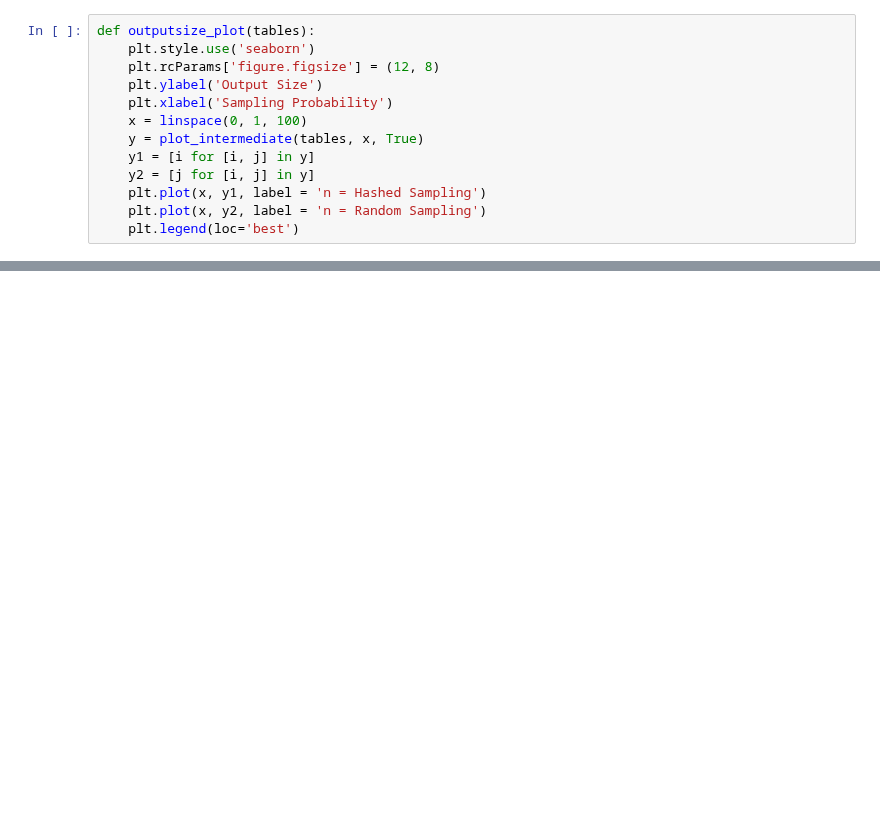
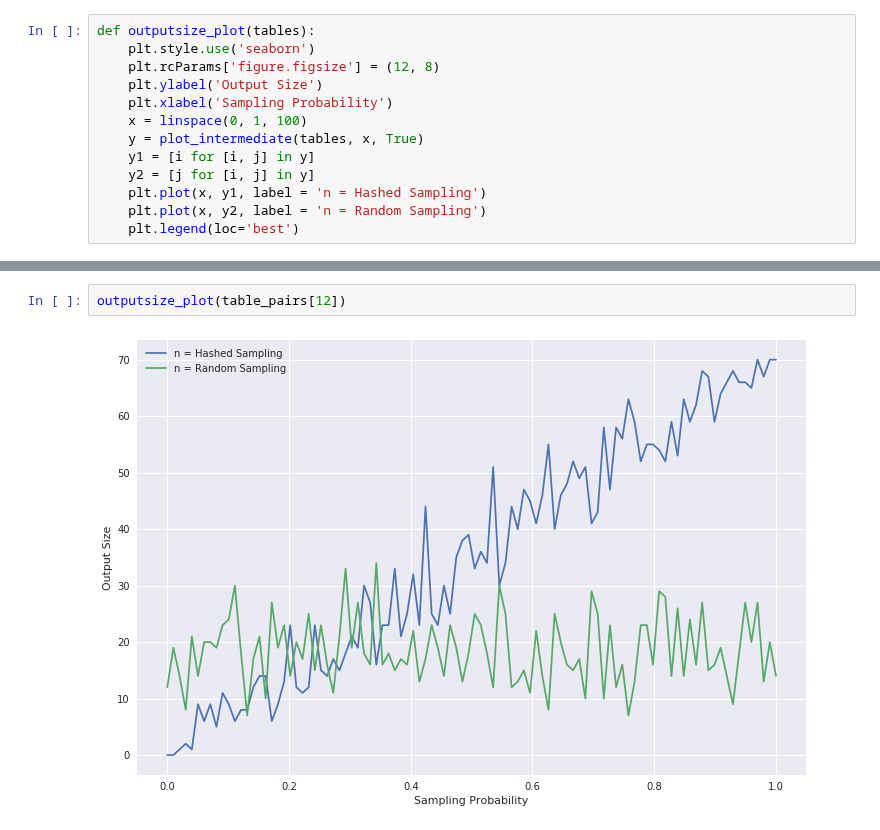
Before and after one commit to amyvzeng/reading-research, a Jupyter notebook: cdfjoinplotter.ipynb, the cells around one changed output, grey strips where cells are left out. Saved outputs shown, nothing was run; the diff lists cells and outputs as text; blank space fills up the shorter version.

```diff
--- a/cdfjoinplotter.ipynb
+++ b/cdfjoinplotter.ipynb
@@ -119,0 +55,4 @@ runtime_plot([ci, loadimdb.csv_tables["name"]], .5)
+# %%
+outputsize_plot(table_pairs[12])
+# %% [output]
+[figure, added]
```
Also changed, not shown: parts of 23 cells of this notebook, 7 other files.
